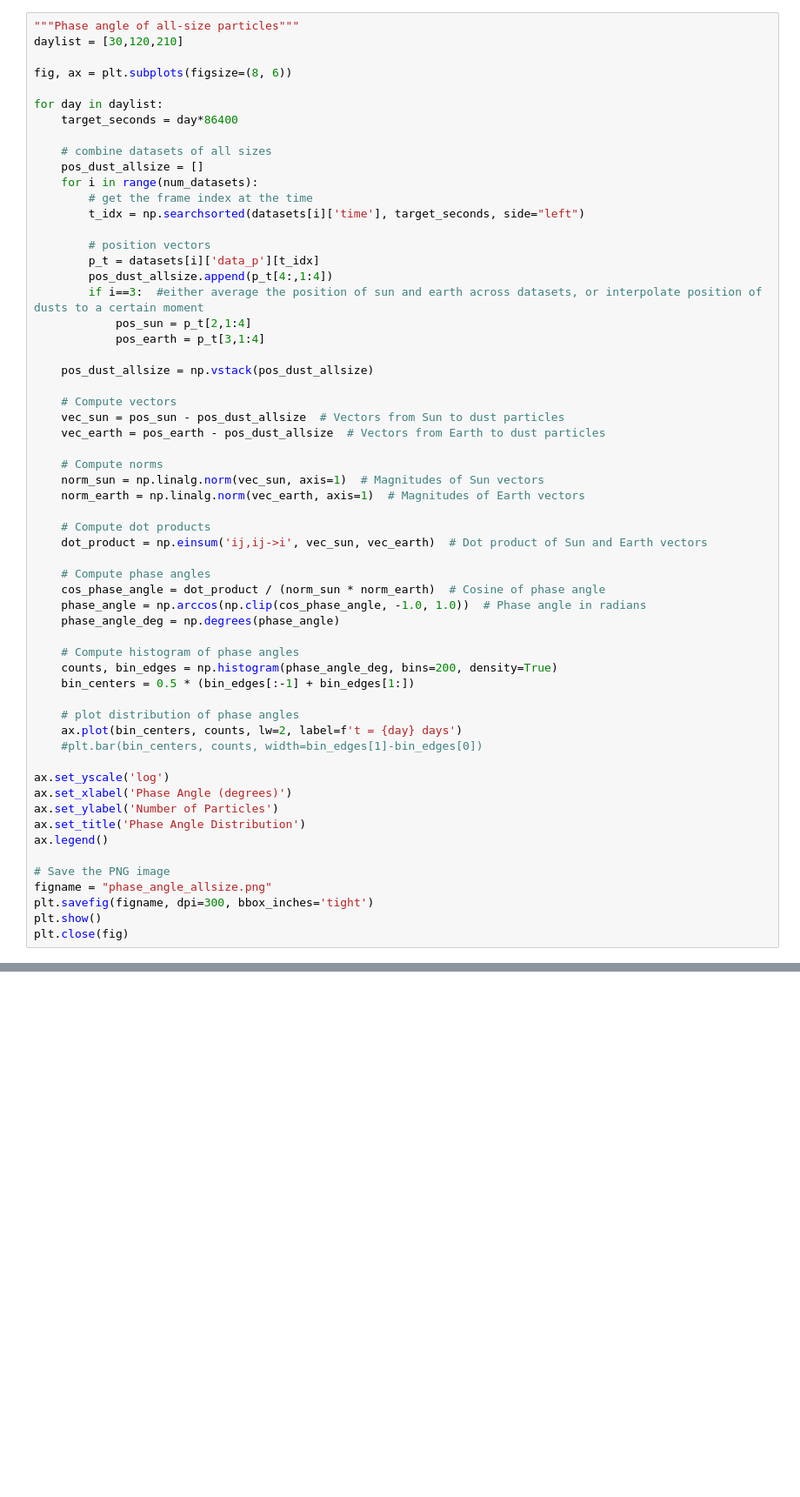
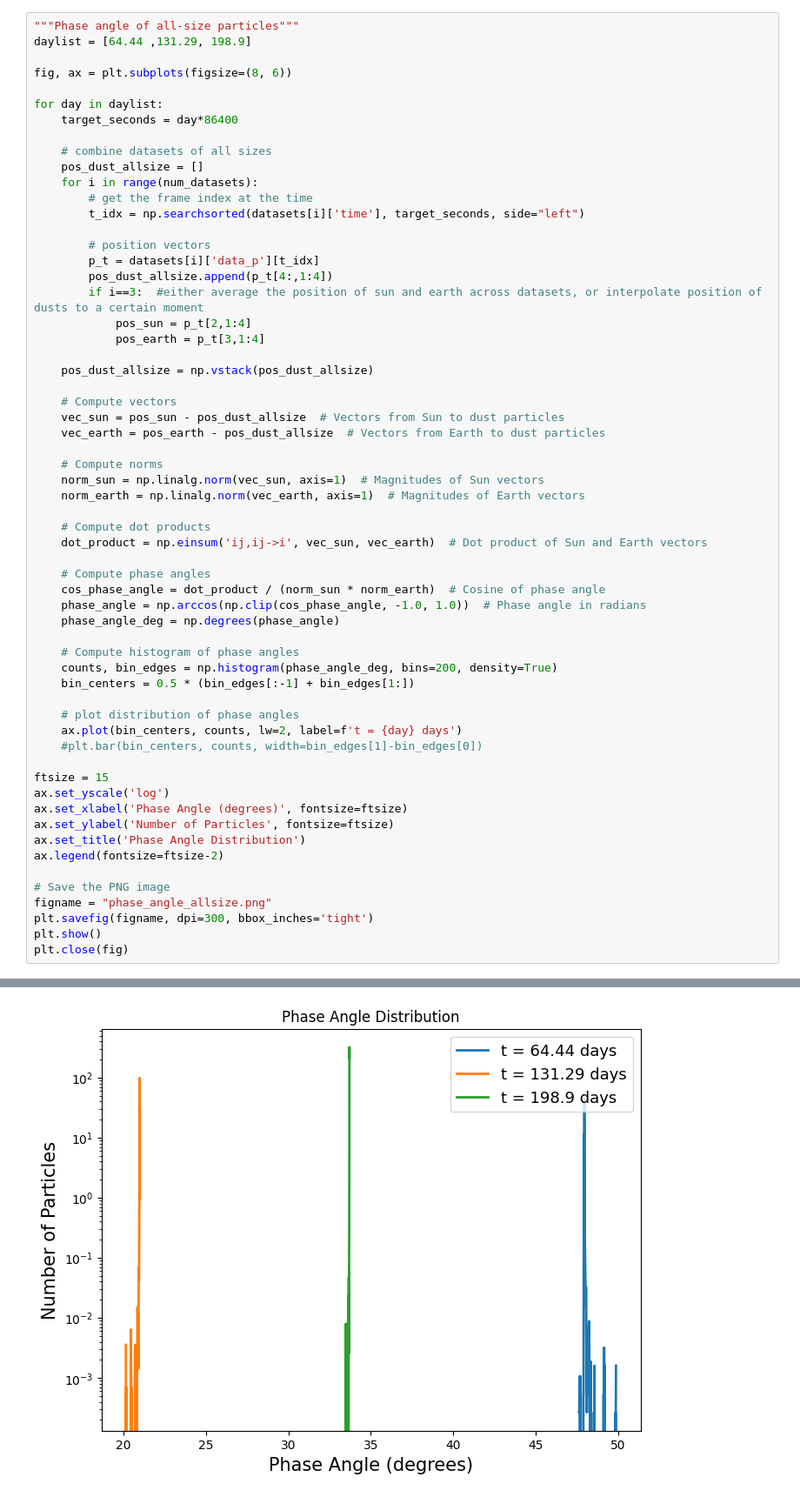
Before and after one commit to gitlinffff/rebound, a Jupyter notebook: analysis/multi-size_analysis.ipynb, the cells around one changed output, grey strips where cells are left out. Shown: that part at 87% size. Saved outputs shown, nothing was run; the diff lists cells and outputs as text; blank space fills up the shorter version.

```diff
--- a/analysis/multi-size_analysis.ipynb
+++ b/analysis/multi-size_analysis.ipynb
@@ -32,6 +35,6 @@ processing completed!
 # %%
 """Phase angle of all-size particles"""
-daylist = [30,120,210]
+daylist = [64.44 ,131.29, 198.9]
 
 fig, ax = plt.subplots(figsize=(8, 6))
 
@@ -77,11 +80,12 @@ for day in daylist:
     ax.plot(bin_centers, counts, lw=2, label=f't = {day} days')
     #plt.bar(bin_centers, counts, width=bin_edges[1]-bin_edges[0])
 
+ftsize = 15
 ax.set_yscale('log')
-ax.set_xlabel('Phase Angle (degrees)')
-ax.set_ylabel('Number of Particles')
+ax.set_xlabel('Phase Angle (degrees)', fontsize=ftsize)
+ax.set_ylabel('Number of Particles', fontsize=ftsize)
 ax.set_title('Phase Angle Distribution')
-ax.legend()
+ax.legend(fontsize=ftsize-2)
 
 # Save the PNG image
 figname = "phase_angle_allsize.png"
@@ -93,3 +96,4 @@ NameError: name 'plt' is not defined
+[figure, added]
 # %%
 """HST view of particles in all sizes"""
 import os
```
Also changed, not shown: parts of 3 cells of this notebook, 1 other file.
